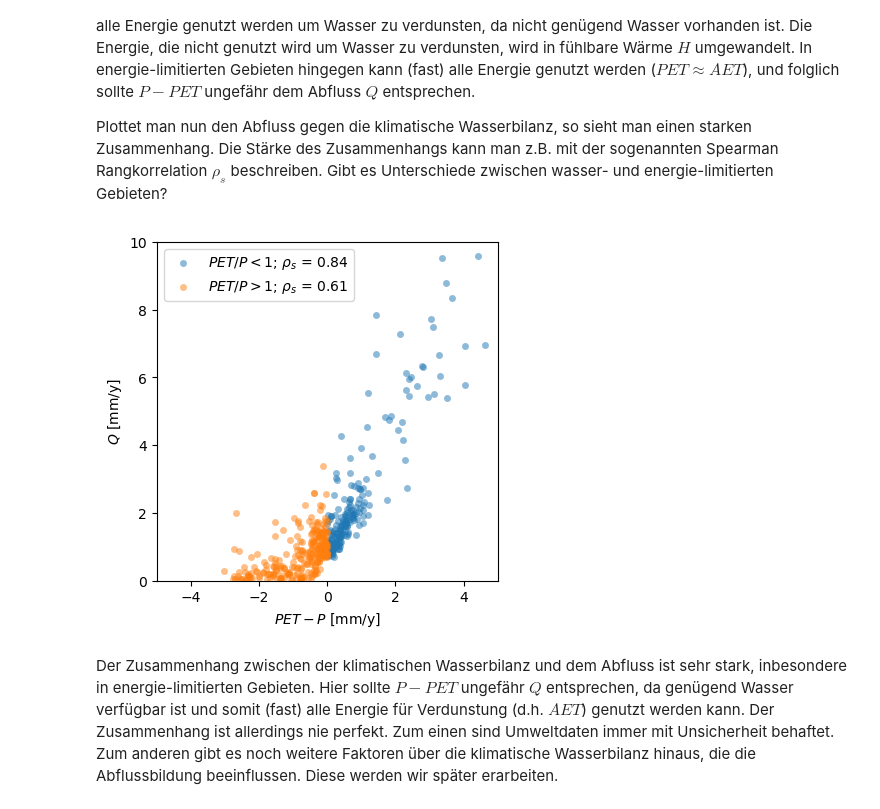
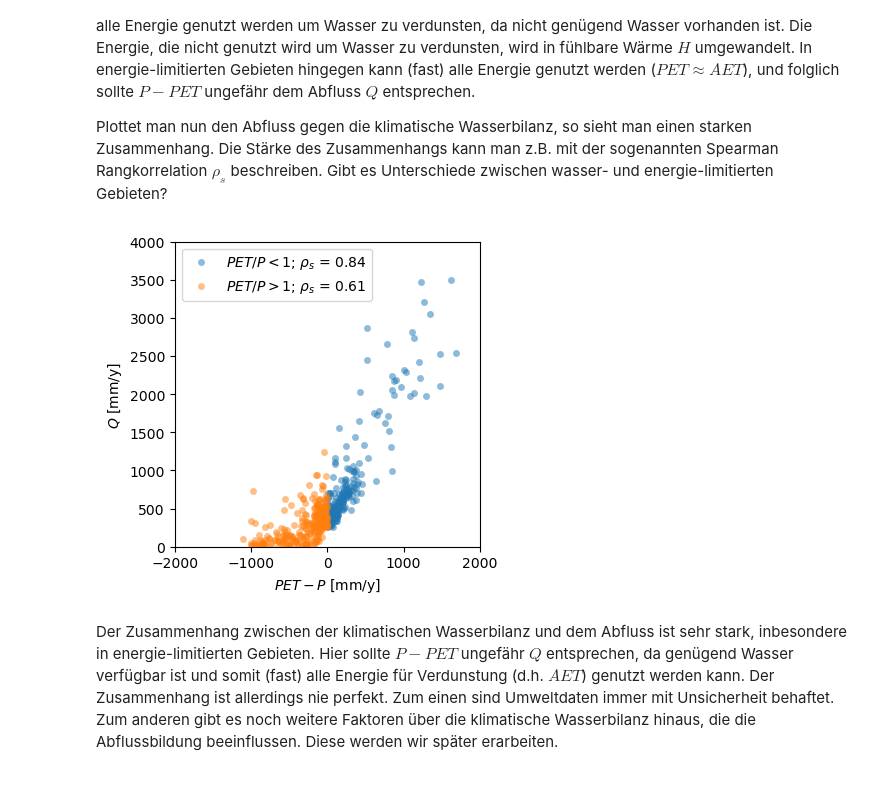
Before and after one commit to SebastianGnann/Budyko_Lehre, a Jupyter notebook: Budyko.ipynb, the cells around one changed output. Cells and saved outputs as stored; diff of their text form; code cells hidden in the pictures.

```diff
--- a/Budyko.ipynb
+++ b/Budyko.ipynb
@@ -75,41 +75,47 @@ Gibt es Unterschiede zwischen wasser- und energie-limitierten Gebieten?
 df = pd.read_csv("results/caravan_processed.csv")
 
 df["aridity_class"] = 0
 df.loc[df["aridity_netrad"] > 1, "aridity_class"] = 1
 df["climatic_water_balance"] = df["total_precipitation_sum"] - df["netrad"]
 
-#todo: nice units etc., maybe using dict?
 def plot_climatic_water_balance(*args):
 
     x_name = "climatic_water_balance"
     y_name = "streamflow"
 
     fig = plt.figure(figsize=(4, 4), constrained_layout=True)
     axes = plt.axes()
+
     r_sp_energy_limited, _ = stats.spearmanr(df.loc[df["aridity_class"] == 0, x_name],
                                              df.loc[df["aridity_class"] == 0, y_name],
                                              nan_policy='omit')
-    im = axes.scatter(df.loc[df["aridity_class"] == 0, x_name], df.loc[df["aridity_class"] == 0, y_name],
-                      s=25, c="tab:blue", alpha=0.5, lw=0,
-                      label=r"$PET/P < 1$; $\rho_s$ = " + str(np.round(r_sp_energy_limited,2)))
+
     r_sp_water_limited, _ = stats.spearmanr(df.loc[df["aridity_class"] == 1, x_name],
                                             df.loc[df["aridity_class"] == 1, y_name],
                                             nan_policy='omit')
-    im = axes.scatter(df.loc[df["aridity_class"] == 1, x_name], df.loc[df["aridity_class"] == 1, y_name],
+
+    im = axes.scatter(df.loc[df["aridity_class"] == 0, x_name]*365, df.loc[df["aridity_class"] == 0, y_name]*365,
+                      s=25, c="tab:blue", alpha=0.5, lw=0,
+                      label=r"$PET/P < 1$; $\rho_s$ = " + str(np.round(r_sp_energy_limited,2)))
+
+    im = axes.scatter(df.loc[df["aridity_class"] == 1, x_name]*365, df.loc[df["aridity_class"] == 1, y_name]*365,
                       s=25, c="tab:orange", alpha=0.5, lw=0,
                       label=r"$PET/P > 1$; $\rho_s$ = " + str(np.round(r_sp_water_limited,2)))
+
     axes.set_xlabel("$PET - P$ [mm/y]")
     axes.set_ylabel("$Q$ [mm/y]")
-    axes.set_xlim([-5, 5])
-    axes.set_ylim([0, 10])
+    axes.set_xlim([-2000, 2000])
+    axes.set_ylim([0, 4000])
     axes.legend(loc='best')
+    axes.set_aspect('equal', adjustable='box')
+    #axes.grid()
 
 
 plot_climatic_water_balance()
 
 %matplotlib inline
 # %% [output]
-[figure, old version]
+[figure, new version]
 # %% [markdown]
 Der Zusammenhang zwischen der klimatischen Wasserbilanz und dem Abfluss ist sehr stark, inbesondere in energie-limitierten Gebieten.
 Hier sollte $P - PET$ ungefähr $Q$ entsprechen, da genügend Wasser verfügbar ist und somit (fast) alle Energie für Verdunstung (d.h. $AET$) genutzt werden kann.
```
Also changed, not shown: parts of 3 cells of this notebook.
